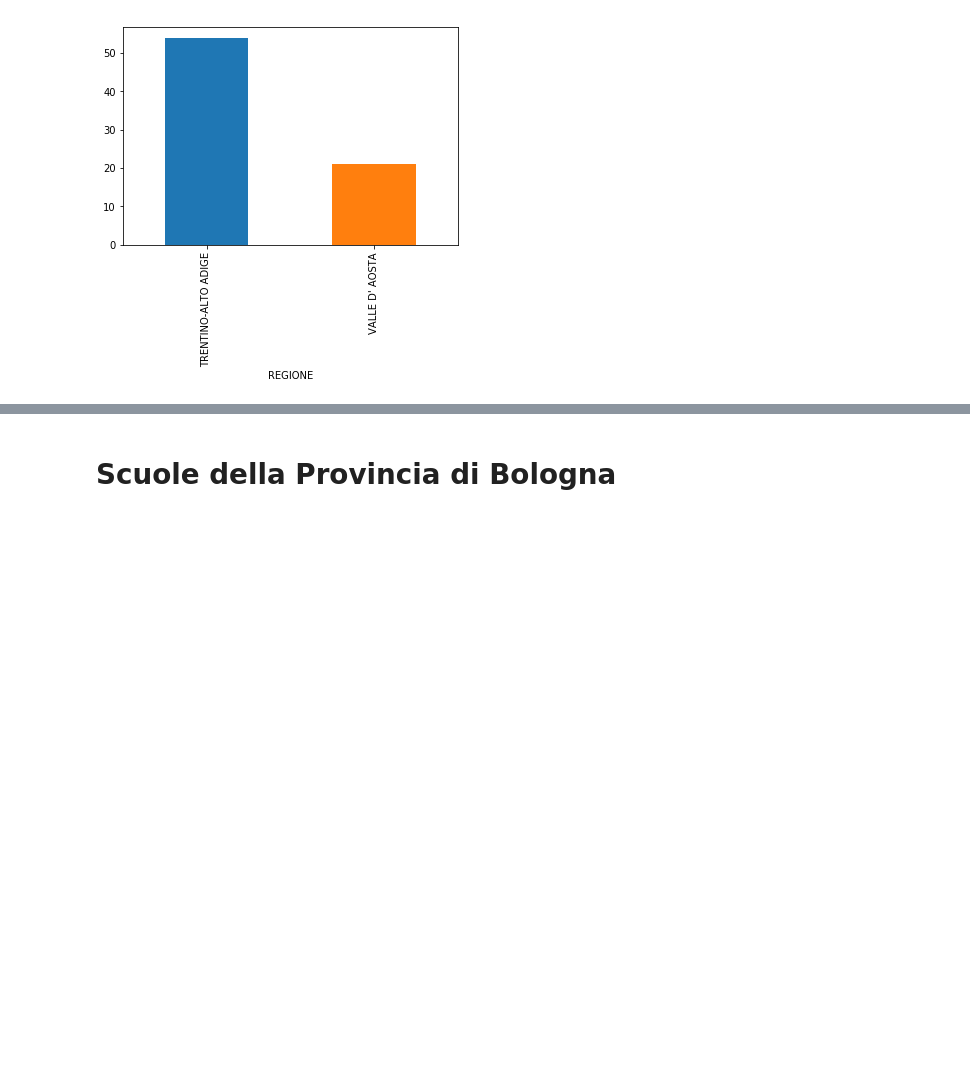
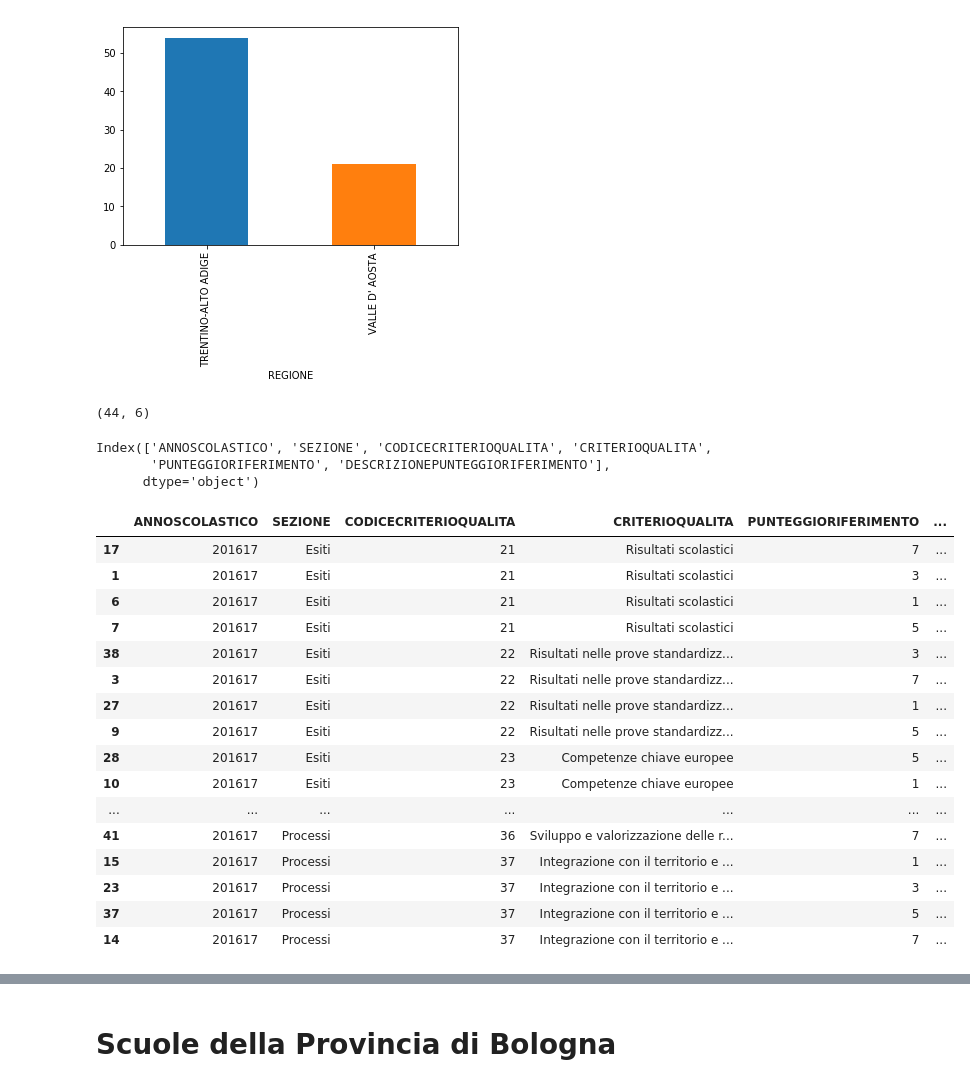
Before and after one commit to napo/opendatamiur, a Jupyter notebook: MIUR_OpenData.ipynb, the cells around one changed output, grey strips where cells are left out. Cells and saved outputs as stored; diff of their text form; code cells hidden in the pictures; blank space fills up the shorter version.

```diff
--- a/MIUR_OpenData.ipynb
+++ b/MIUR_OpenData.ipynb
@@ -108,6 +108,11 @@ http://dati.istruzione.it/opendata/opendata/catalogo/elements1/SCUANAAUTSTAT2017
 url='http://dati.istruzione.it/opendata/opendata/catalogo/elements1/SCUANAAUTSTAT20171820170901.csv'
 datiremoti=requests.get(url).content
 scuole_province_autonome=pd.read_csv(io.StringIO(datiremoti.decode('utf-8')))
+# %%
+def tabellaMIUR(url):
+    datiremoti = requests.get(url).content
+    tabella = pd.read_csv(io.StringIO(datiremoti.decode('utf-8')))
+    return tabella
 # %%
 scuole.columns.size
 # %% [output]
@@ -243,0 +252,33 @@ scuole_paritarie.groupby(scuole_paritarie.REGIONE).size().plot.bar()
+# %%
+# criteri di valutazione
+url = 'http://dati.istruzione.it/opendata/opendata/catalogo/elements1/RUBRICA_VAL20161720170831.csv'
+criteri_valutazione1617 = tabellaMIUR(url)
+criteri_valutazione1617.shape
+# %% [output]
+(44, 6)
+# %%
+criteri_valutazione1617.columns
+# %% [output]
+Index(['ANNOSCOLASTICO', 'SEZIONE', 'CODICECRITERIOQUALITA', 'CRITERIOQUALITA',
+       'PUNTEGGIORIFERIMENTO', 'DESCRIZIONEPUNTEGGIORIFERIMENTO'],
+      dtype='object')
+# %%
+criteri_valutazione1617.sort_values("CODICECRITERIOQUALITA")
+# %% [output]
+|  | ANNOSCOLASTICO | SEZIONE | CODICECRITERIOQUALITA | CRITERIOQUALITA | PUNTEGGIORIFERIMENTO | ... |
+| 17 | 201617 | Esiti | 21 | Risultati scolastici | 7 | ... |
+| 1 | 201617 | Esiti | 21 | Risultati scolastici | 3 | ... |
+| 6 | 201617 | Esiti | 21 | Risultati scolastici | 1 | ... |
+| 7 | 201617 | Esiti | 21 | Risultati scolastici | 5 | ... |
+| 38 | 201617 | Esiti | 22 | Risultati nelle prove standardizz... | 3 | ... |
+| 3 | 201617 | Esiti | 22 | Risultati nelle prove standardizz... | 7 | ... |
+| 27 | 201617 | Esiti | 22 | Risultati nelle prove standardizz... | 1 | ... |
+| 9 | 201617 | Esiti | 22 | Risultati nelle prove standardizz... | 5 | ... |
+| 28 | 201617 | Esiti | 23 | Competenze chiave europee | 5 | ... |
+| 10 | 201617 | Esiti | 23 | Competenze chiave europee | 1 | ... |
+| ... | ... | ... | ... | ... | ... | ... |
+| 41 | 201617 | Processi | 36 | Sviluppo e valorizzazione delle r... | 7 | ... |
+| 15 | 201617 | Processi | 37 | Integrazione con il territorio e ... | 1 | ... |
+| 23 | 201617 | Processi | 37 | Integrazione con il territorio e ... | 3 | ... |
+| 37 | 201617 | Processi | 37 | Integrazione con il territorio e ... | 5 | ... |
+| 14 | 201617 | Processi | 37 | Integrazione con il territorio e ... | 7 | ... |
```
Also changed, not shown: parts of 7 cells of this notebook.
